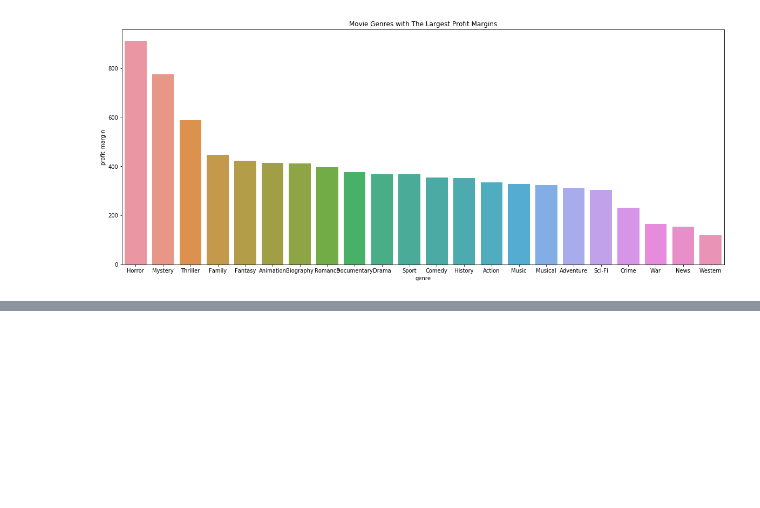
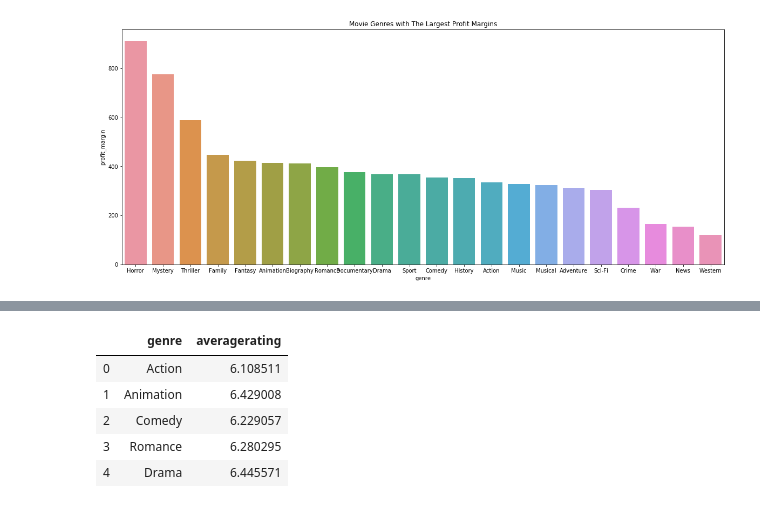
Before and after one commit to jfleury12/movie-collaboration, a Jupyter notebook: mod_1_project_EDA_fleury_2.ipynb, the cells around one changed output, grey strips where cells are left out. Saved outputs shown, nothing was run; the diff lists cells and outputs as text; code cells hidden in the pictures; blank space fills up the shorter version.

```diff
--- a/mod_1_project_EDA_fleury_2.ipynb
+++ b/mod_1_project_EDA_fleury_2.ipynb
@@ -657,0 +718,11 @@ Text(0.5, 1.0, 'Movie Genres with The Largest Profit Margins')
+# %%
+ar_df = pd.DataFrame.from_dict(ar_dict, orient = 'index', columns = ['averagerating'])
+ar_df = ar_df.reset_index().rename(columns = {'index':'genre'})
+ar_df.head()
+# %% [output]
+|  | genre | averagerating |
+| 0 | Action | 6.108511 |
+| 1 | Animation | 6.429008 |
+| 2 | Comedy | 6.229057 |
+| 3 | Romance | 6.280295 |
+| 4 | Drama | 6.445571 |
```
Also changed, not shown: parts of 6 cells of this notebook.
